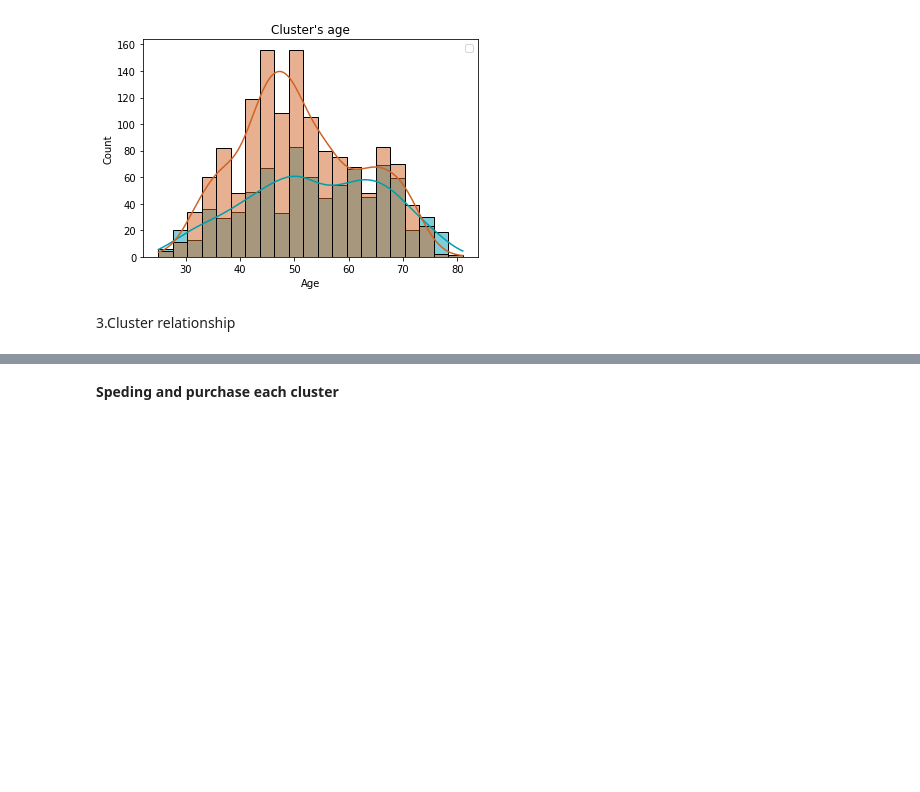
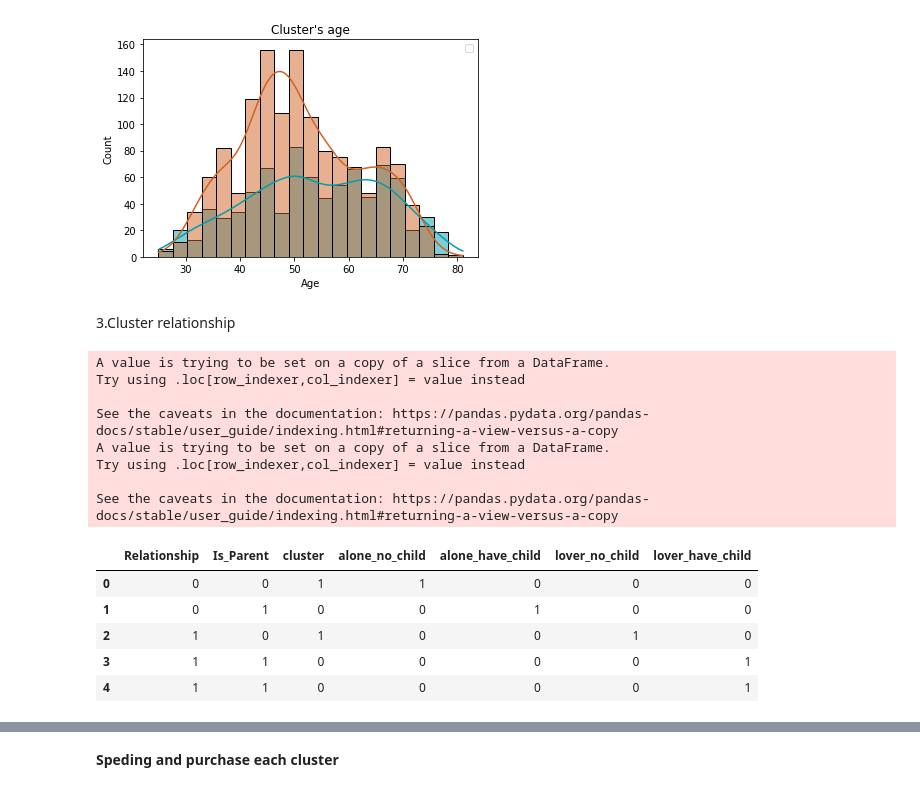
Before and after one commit to PleumjaiOfficial/Clustering-Marketing-Campaign, a Jupyter notebook: Clustering marketing campaign.ipynb, the cells around one changed output, grey strips where cells are left out. Drawn from its saved outputs; the diff is of its cells as text; code cells hidden in the pictures; blank space fills up the shorter version.

```diff
--- a/Clustering marketing campaign.ipynb
+++ b/Clustering marketing campaign.ipynb
@@ -784,0 +788,54 @@ No handles with labels found to put in legend.
+# %%
+#Relationship = 0 ; Alone ; Relationship = 1 lover
+#Isparent = 0 ; No-children ; Isparent = 1 children
+relationship_data = data[['Relationship', 'Is_Parent','cluster']]
+# relationship_data.head()
+
+alone_no_child = []
+alone_have_child = []
+lover_no_child = []
+lover_have_child = []
+
+def append_relation(var1,var2,var3,var4):
+  alone_no_child.append(var1)
+  alone_have_child.append(var2)
+  lover_no_child.append(var3)
+  lover_have_child.append(var4)
+
+for i in relationship_data.values:
+  if(i[0] == 0 and i[1] == 0):
+    append_relation(1,0,0,0)
+  elif(i[0] == 0 and i[1] == 1):
+    append_relation(0,1,0,0)
+  elif(i[0] == 1 and i[1] == 0):
+    append_relation(0,0,1,0)
+  else:
+    append_relation(0,0,0,1)
+
+def new_col_relation(col_value,col_name):
+  column_values = pd.Series(col_value)
+  relationship_data[col_name] = pd.to_numeric(column_values)
+  relationship_data[col_name] = relationship_data[col_name].fillna(0).astype(np.int64)
+
+new_col_relation(alone_no_child,"alone_no_child")
+new_col_relation(alone_have_child,"alone_have_child")
+new_col_relation(lover_no_child,"lover_no_child")
+new_col_relation(lover_have_child,"lover_have_child")
+
+relationship_data.head()
+# relationship_data.dtypes
+# %% [output]
+A value is trying to be set on a copy of a slice from a DataFrame.
+Try using .loc[row_indexer,col_indexer] = value instead
+
+See the caveats in the documentation: https://pandas.pydata.org/pandas-docs/stable/user_guide/indexing.html#returning-a-view-versus-a-copy
+A value is trying to be set on a copy of a slice from a DataFrame.
+Try using .loc[row_indexer,col_indexer] = value instead
+
+See the caveats in the documentation: https://pandas.pydata.org/pandas-docs/stable/user_guide/indexing.html#returning-a-view-versus-a-copy
+|  | Relationship | Is_Parent | cluster | alone_no_child | alone_have_child | lover_no_child | lover_have_child |
+| 0 | 0 | 0 | 1 | 1 | 0 | 0 | 0 |
+| 1 | 0 | 1 | 0 | 0 | 1 | 0 | 0 |
+| 2 | 1 | 0 | 1 | 0 | 0 | 1 | 0 |
+| 3 | 1 | 1 | 0 | 0 | 0 | 0 | 1 |
+| 4 | 1 | 1 | 0 | 0 | 0 | 0 | 1 |
```
Also changed, not shown: parts of 11 cells of this notebook.
